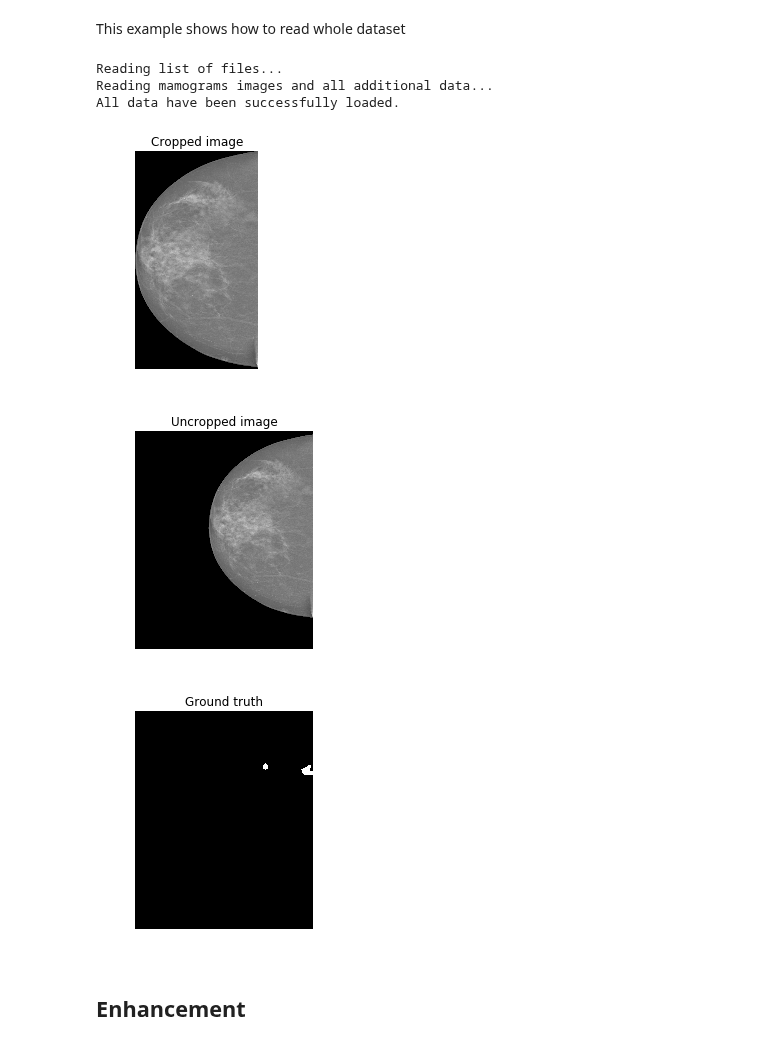
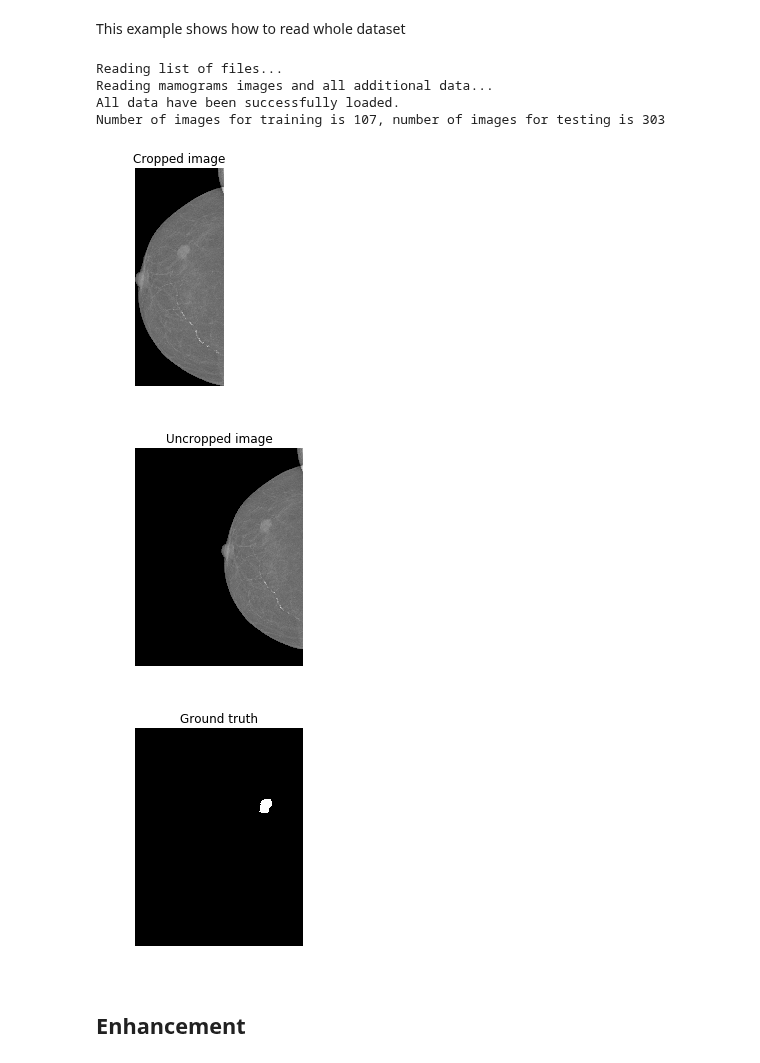
Before and after one commit to OlehKSS/IMMAS, a Jupyter notebook: examples/Basic functionality.ipynb, the cells around one changed output. Drawn from its saved outputs; the diff is of its cells as text; code cells hidden in the pictures.

Commit message:
Fixes 24. Data reading function changes: division of data into training and testing subsets.

```diff
--- a/examples/Basic functionality.ipynb
+++ b/examples/Basic functionality.ipynb
@@ -56,37 +56,40 @@ data_set = read_dataset(image_folder="../dataset/images",
             mask_folder="../dataset/masks",
             results_folder="../dataset/groundtruth",
             pmuscle_mask_folder="../dataset/pectoral_muscle_masks")
+
+print("Number of images for training is {0}, number of images for testing is {1}".format(
+    len(data_set["train"]), len(data_set["test"])))
 # %% [output]
 Reading list of files...
 Reading mamograms images and all additional data...
 All data have been successfully loaded.
+Number of images for training is 107, number of images for testing is 303
 # %%
-# let's show an example image that has also a ground truth image in dataset
-for img in data_set:
-    if img._ground_truth_path:
-        mammogram = img
-        mammogram.read_data()
-        break
+# let's show an example image from train subset of images, that has also a ground truth image
+for img in data_set["train"]:
+    mammogram = img
+    mammogram.read_data()
+    break
 
 
 plt.imshow(mammogram.image_data, cmap="gray")
 plt.axis('off')
 plt.title('Cropped image')
 plt.show()
 
 plt.imshow(mammogram.uncropped_image, cmap="gray")
 plt.axis('off')
 plt.title('Uncropped image')
 plt.show()
 
 plt.imshow(mammogram.image_ground_truth, cmap="gray")
 plt.axis('off')
 plt.title('Ground truth')
 plt.show()
 # %% [output]
-[figure, old version]
+[figure, new version]
-[figure, old version]
+[figure, new version]
-[figure, old version]
+[figure, new version]
 # %% [markdown]
 ## Enhancement
 # %%
```
Also changed, not shown: 1 other file.
